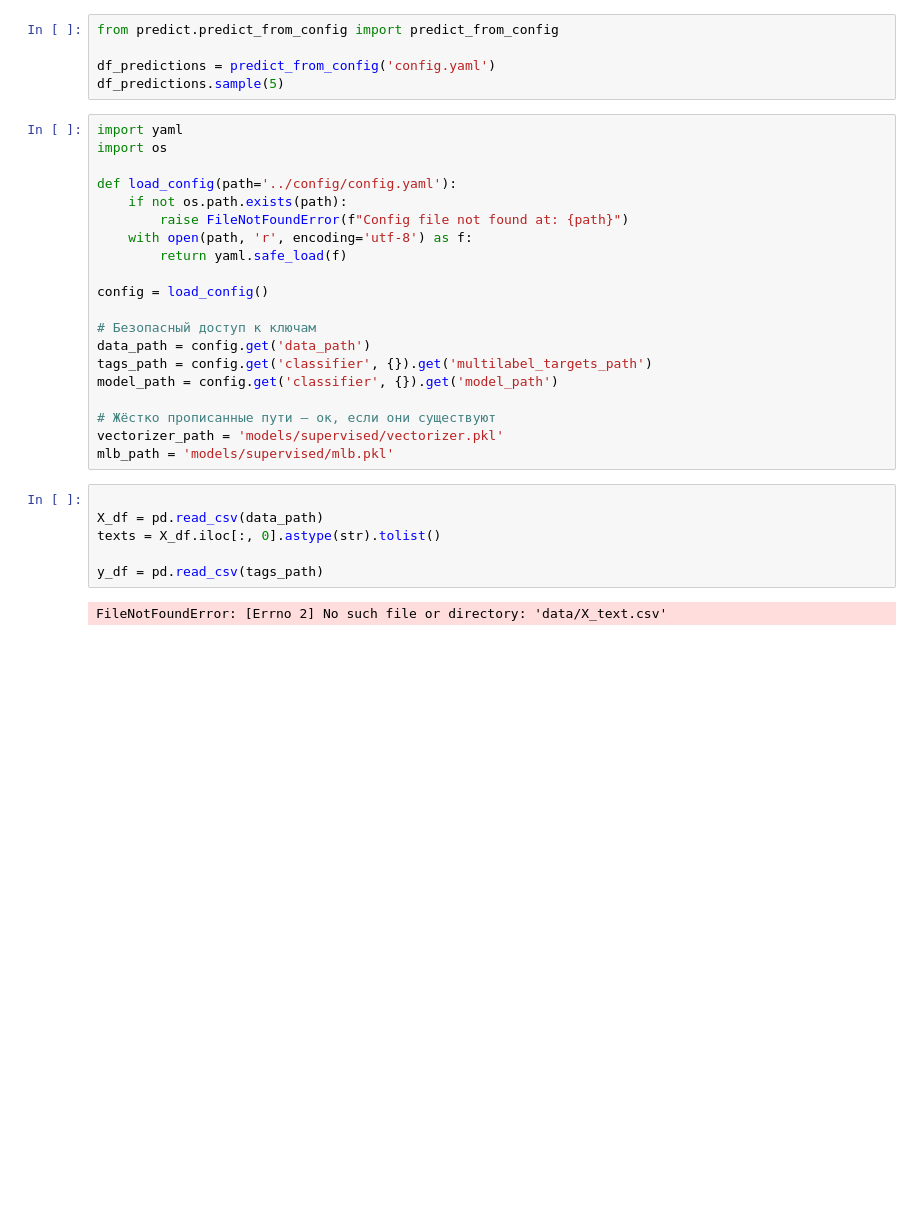
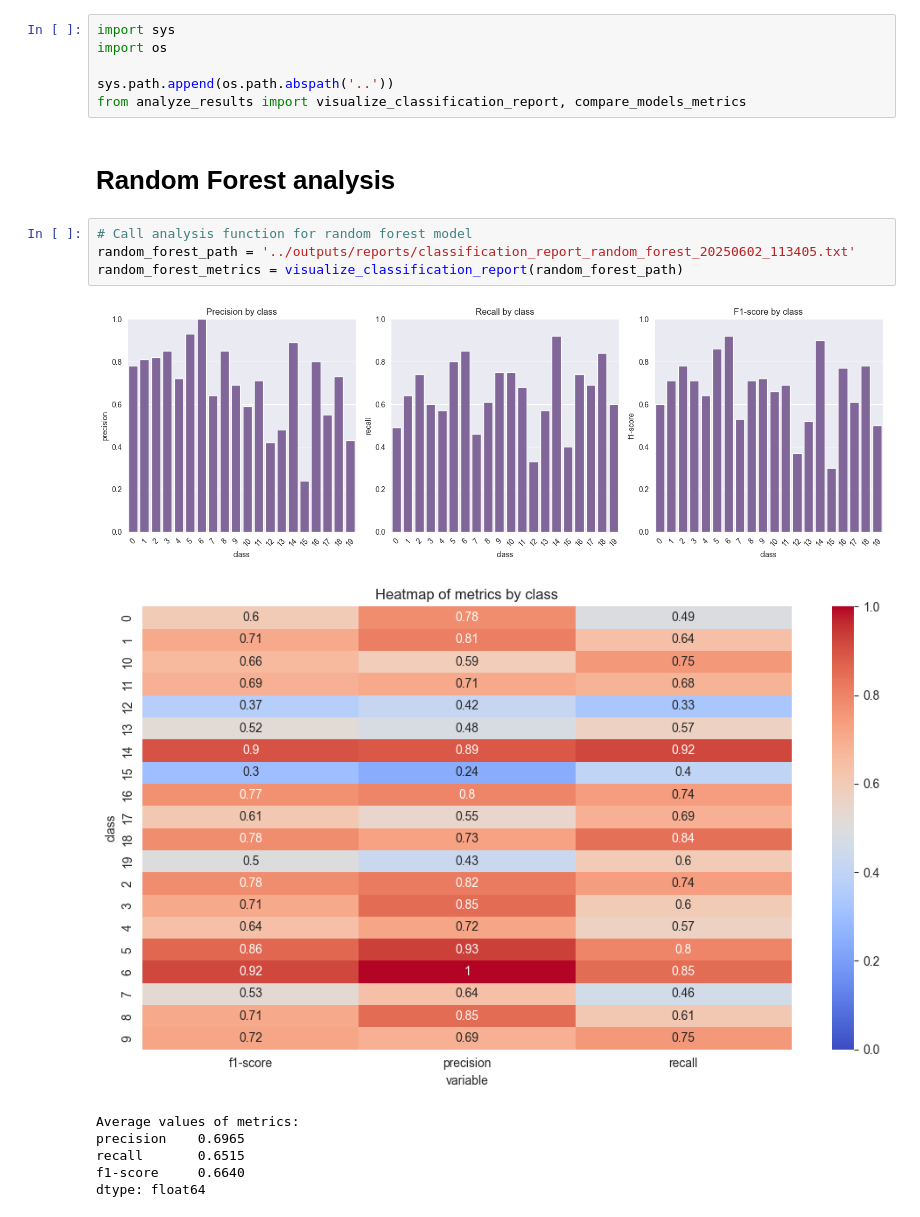
Before and after one commit to alinacharon/Stack_Overflow, a Jupyter notebook: notebooks/4_sup_model.ipynb, the cells around one changed output. Drawn from its saved outputs; the diff is of its cells as text; blank space fills up the shorter version.

Commit message:
Added supervised learning models

```diff
--- a/notebooks/4_sup_model.ipynb
+++ b/notebooks/4_sup_model.ipynb
@@ -3,33 +1,20 @@ import pandas as pd
-# %%
-from predict.predict_from_config import predict_from_config
-
-df_predictions = predict_from_config('config.yaml')
-df_predictions.sample(5)
-# %%
-import yaml
-import os
-
-def load_config(path='../config/config.yaml'):
-    if not os.path.exists(path):
-        raise FileNotFoundError(f"Config file not found at: {path}")
-    with open(path, 'r', encoding='utf-8') as f:
-        return yaml.safe_load(f)
-
-config = load_config()
-
-# Безопасный доступ к ключам
-data_path = config.get('data_path')
-tags_path = config.get('classifier', {}).get('multilabel_targets_path')
-model_path = config.get('classifier', {}).get('model_path')
-
-# Жёстко прописанные пути — ок, если они существуют
-vectorizer_path = 'models/supervised/vectorizer.pkl'
-mlb_path = 'models/supervised/mlb.pkl'
-# %%
-
-X_df = pd.read_csv(data_path)
-texts = X_df.iloc[:, 0].astype(str).tolist()
-
-y_df = pd.read_csv(tags_path)
-# %% [output]
-FileNotFoundError: [Errno 2] No such file or directory: 'data/X_text.csv'
+# %%
+import sys
+import os
+
+sys.path.append(os.path.abspath('..'))
+from analyze_results import visualize_classification_report, compare_models_metrics
+# %% [markdown]
+# Random Forest analysis
+# %%
+# Call analysis function for random forest model
+random_forest_path = '../outputs/reports/classification_report_random_forest_20250602_113405.txt'
+random_forest_metrics = visualize_classification_report(random_forest_path)
+# %% [output]
+[figure, added]
+[figure, added]
+Average values of metrics:
+precision    0.6965
+recall       0.6515
+f1-score     0.6640
+dtype: float64
```
Also changed, not shown: parts of 10 cells of this notebook, 14 other files.
